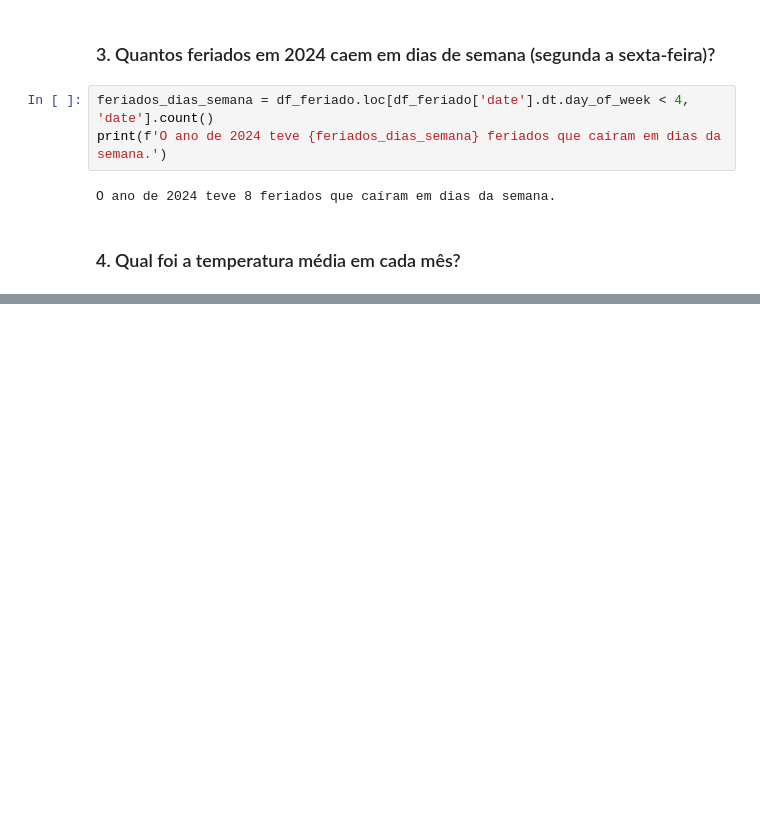
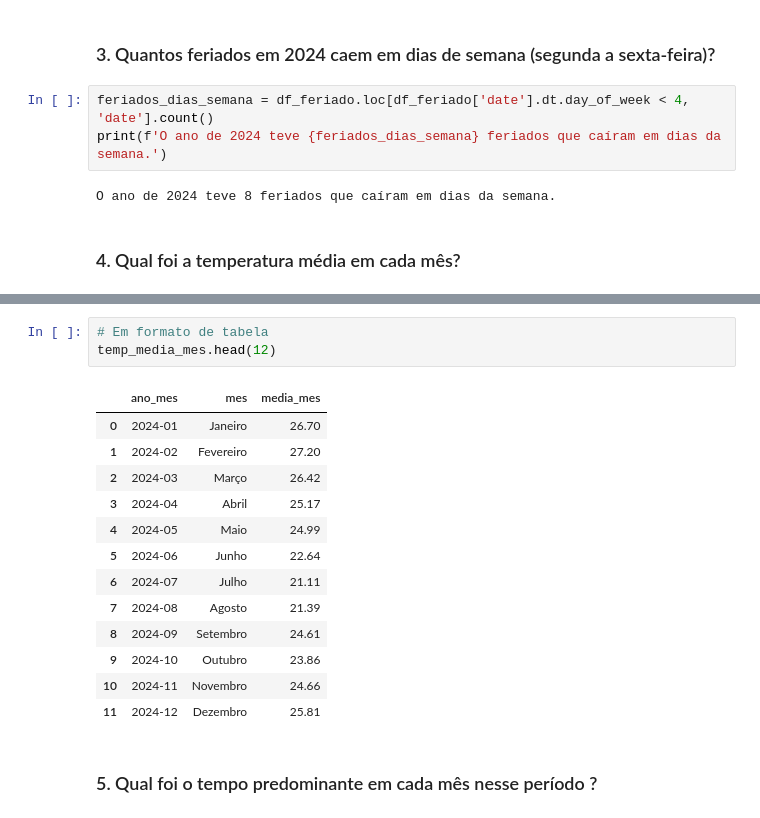
Before and after one commit to pv2303/desafio-junior-data-scientist, a Jupyter notebook: analise_api.ipynb, the cells around one changed output, grey strips where cells are left out. Cells and saved outputs as stored; diff of their text form; blank space fills up the shorter version.

```diff
--- a/analise_api.ipynb
+++ b/analise_api.ipynb
@@ -77,0 +208,19 @@ O ano de 2024 teve 8 feriados que caíram em dias da semana.
+# %%
+# Em formato de tabela
+temp_media_mes.head(12)
+# %% [output]
+|  | ano_mes | mes | media_mes |
+| 0 | 2024-01 | Janeiro | 26.70 |
+| 1 | 2024-02 | Fevereiro | 27.20 |
+| 2 | 2024-03 | Março | 26.42 |
+| 3 | 2024-04 | Abril | 25.17 |
+| 4 | 2024-05 | Maio | 24.99 |
+| 5 | 2024-06 | Junho | 22.64 |
+| 6 | 2024-07 | Julho | 21.11 |
+| 7 | 2024-08 | Agosto | 21.39 |
+| 8 | 2024-09 | Setembro | 24.61 |
+| 9 | 2024-10 | Outubro | 23.86 |
+| 10 | 2024-11 | Novembro | 24.66 |
+| 11 | 2024-12 | Dezembro | 25.81 |
+# %% [markdown]
+### 5. Qual foi o tempo predominante em cada mês nesse período ?
```
Also changed, not shown: parts of 6 cells of this notebook.
